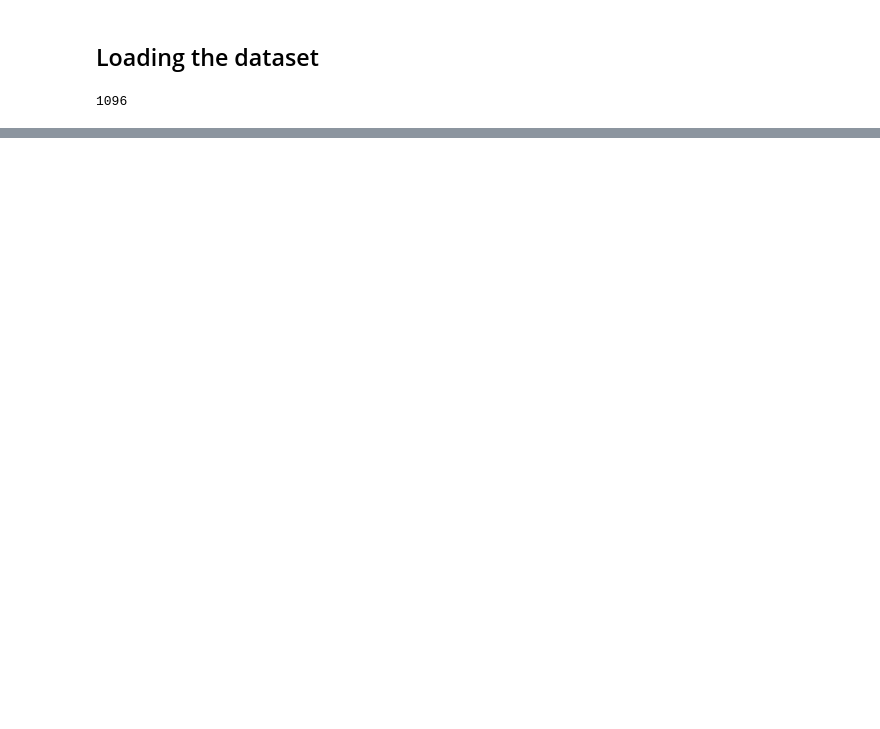
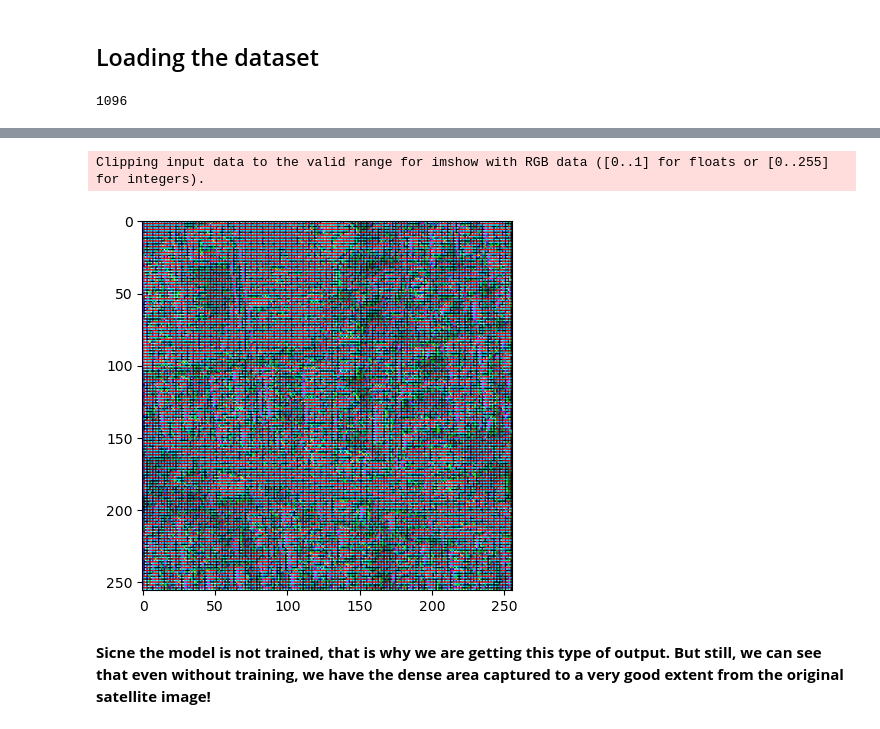
Before and after one commit to HarshitDawar55/Generative_Adversial_Networks, a Jupyter notebook: Jupyter_Notebooks/Conditional_GANs - pix2pix.ipynb, the cells around one changed output, grey strips where cells are left out. Cells and saved outputs as stored; diff of their text form; code cells hidden in the pictures; blank space fills up the shorter version.

```diff
--- a/Jupyter_Notebooks/Conditional_GANs - pix2pix.ipynb
+++ b/Jupyter_Notebooks/Conditional_GANs - pix2pix.ipynb
@@ -17,4 +17,5 @@ import pathlib
 # %%
 dataset_url = "http://efrosgans.eecs.berkeley.edu/pix2pix/datasets/maps.tar.gz"
 # %%
-dataset_directory = tf.keras.utils.get_file(fname = "maps.tar.gz", origin = dataset_url, extract = True)
+# dataset_directory = tf.keras.utils.get_file(fname = "maps.tar.gz", origin = dataset_url, extract = True) = "/c/Users/harsh/.keras/datasets"
+dataset_directory = "C:/Users/harsh/.keras/datasets/maps"
@@ -151,0 +160,11 @@ testing_dataset = testing_dataset.batch(batch_size)
+# %%
+def encoder(filters, kernel_size):
+    # Encoder for the Generator
+    random_initializer = tf.random_normal_initializer(0., 0.03)     # Random Weights Initializer
+
+    model = tf.keras.Sequential()
+    model.add(ly.Conv2D(filters, kernel_size, strides = (2, 2), padding = "same", kernel_initializer = random_initializer, use_bias = False))
+    model.add(ly.BatchNormalization())
+    model.add(ly.LeakyReLU())
+
+    return model
@@ -151,0 +183,12 @@ testing_dataset = testing_dataset.batch(batch_size)
+# %%
+def decoder(filters, kernel_size):
+    # Decoder for the Generator
+    random_initializer = tf.random_normal_initializer(0., 0.03)     # Random Weights Initializer
+
+    model = tf.keras.Sequential()
+    model.add(ly.Conv2DTranspose(filters, kernel_size, kernel_initializer = random_initializer, padding = "same", strides = (2, 2), use_bias = False))
+    model.add(ly.BatchNormalization())
+    model.add(ly.Dropout(0.3))
+    model.add(ly.ReLU())
+
+    return model
@@ -151,0 +253,3 @@ testing_dataset = testing_dataset.batch(batch_size)
+# %%
+generator = Generator()
+tf.keras.utils.plot_model(generator, show_shapes = True, dpi = 300, to_file = "pix2pix-generator.png")
@@ -151,0 +259,9 @@ testing_dataset = testing_dataset.batch(batch_size)
+# %%
+generator_output = generator(satellite_image[tf.newaxis, ...], training = False)
+plt.imshow(generator_output[0])
+plt.show()
+# %% [output]
+Clipping input data to the valid range for imshow with RGB data ([0..1] for floats or [0..255] for integers).
+[figure, added]
+# %% [markdown]
+**Sicne the model is not trained, that is why we are getting this type of output. But still, we can see that even without training, we have the dense area captured to a very good extent from the original satellite image!**
```
Also changed, not shown: parts of 16 cells of this notebook.
